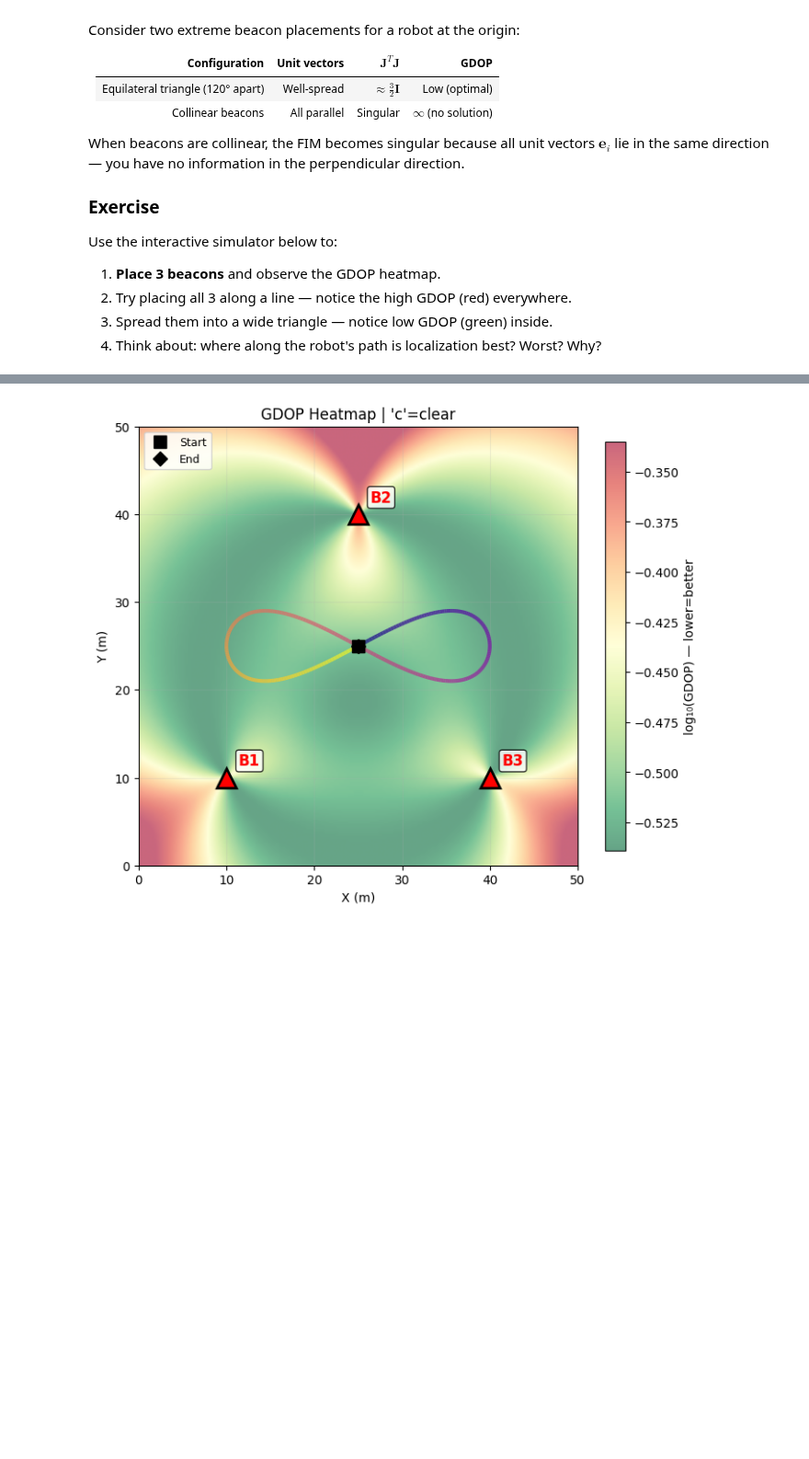
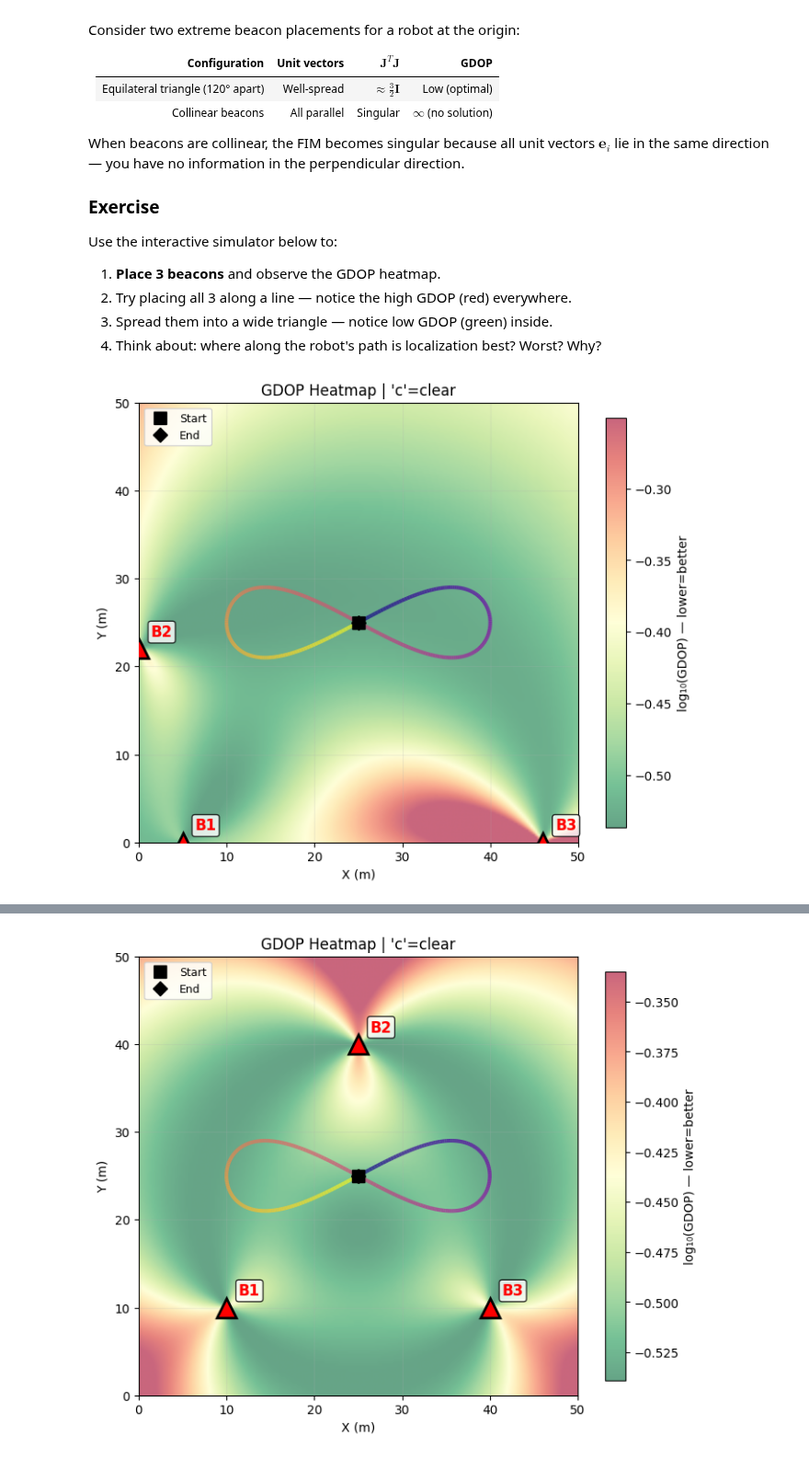
Before and after one commit to dbcometto/eece5550work, a Jupyter notebook: hw2.ipynb, the cells around one changed output, grey strips where cells are left out. Shown at 92% size. Drawn from its saved outputs; the diff is of its cells as text; code cells hidden in the pictures; blank space fills up the shorter version.

```diff
--- a/hw2.ipynb
+++ b/hw2.ipynb
@@ -1429,3 +1431,22 @@ class Sim:
 # %matplotlib qt
 # if __name__ == "__main__":
 #     Sim()
+# %%
+# ---- YOUR ANSWER HERE ----
+BEACONS = [
+    [5, 0.001],
+    [0.001,22],
+    [46,0.001],
+]
+
+# BEACONS = [
+#     [25.0, 50.0],
+#     [3.349364905389031, 12.500000000000007],
+#     [46.65063509461096, 12.49999999999999],
+# ]
+
+if __name__ == "__main__":
+    sim = Sim(beacons=BEACONS)
+    sim._refresh(gdop=compute_gdop(BEACONS))
+# %% [output]
+[figure, added]
```
Also changed, not shown: parts of 8 cells of this notebook.
